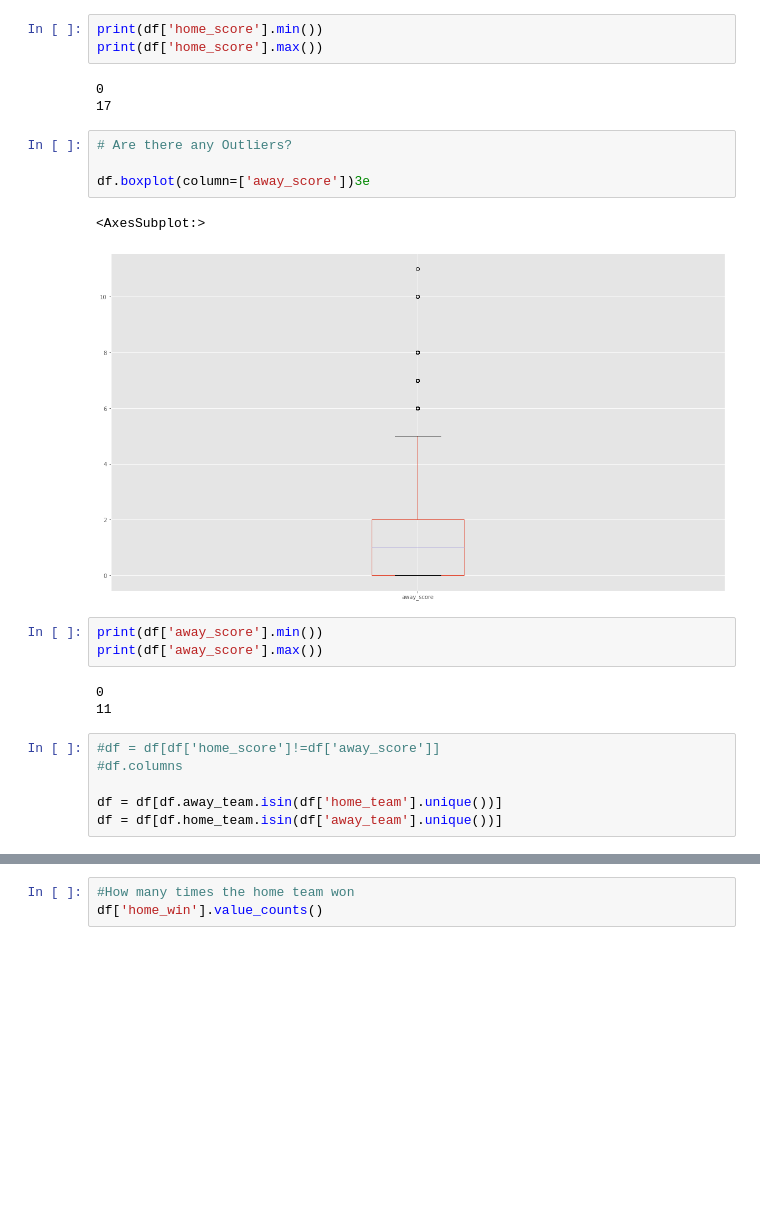
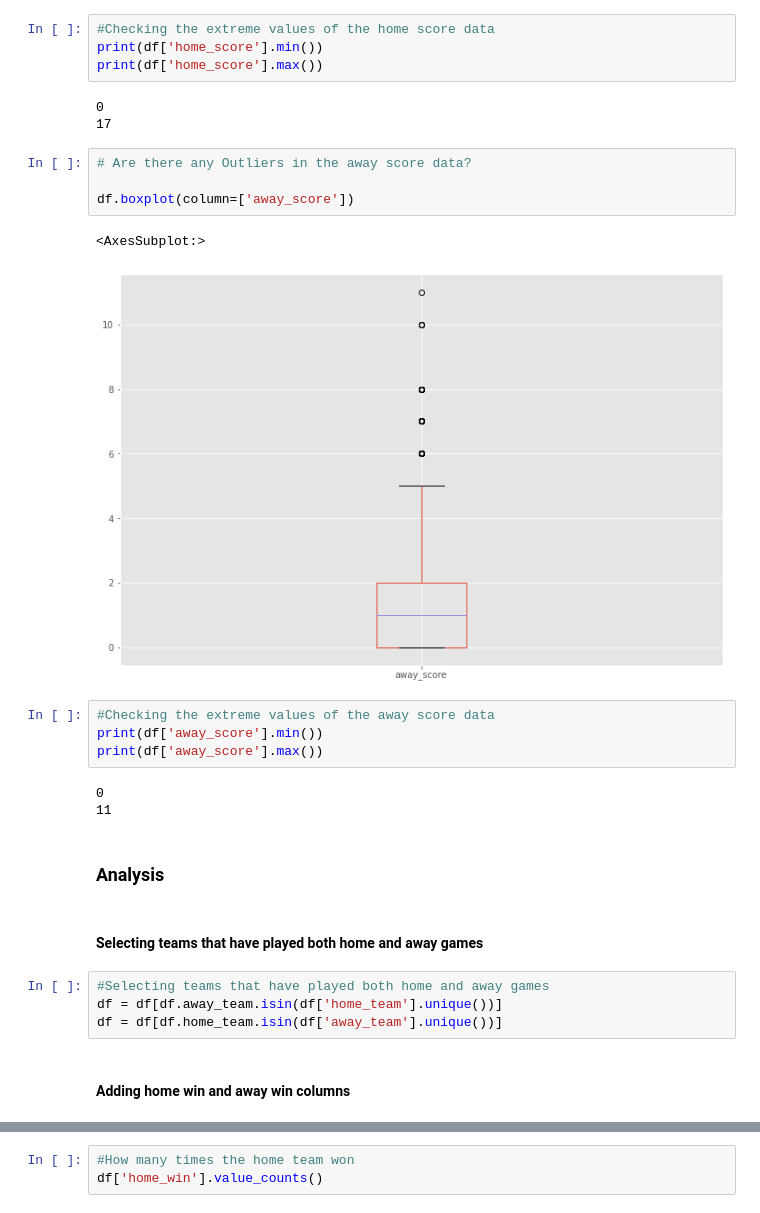
Before and after one commit to yadhumvyk/DataAnalytics, a Jupyter notebook: Football Home Advantage/FootballHomeAdvantage.ipynb, the cells around one changed output, grey strips where cells are left out. Saved outputs shown, nothing was run; the diff lists cells and outputs as text; blank space fills up the shorter version.

```diff
--- a/Football Home Advantage/FootballHomeAdvantage.ipynb
+++ b/Football Home Advantage/FootballHomeAdvantage.ipynb
@@ -61,26 +85,32 @@ df.boxplot(column=['home_score'])
 # %%
+#Checking the extreme values of the home score data
 print(df['home_score'].min())
 print(df['home_score'].max())
 # %% [output]
 0
 17
 # %%
-# Are there any Outliers?
+# Are there any Outliers in the away score data?
 
-df.boxplot(column=['away_score'])3e
+df.boxplot(column=['away_score'])
 # %% [output]
 <AxesSubplot:>
-[figure, old version]
+[figure, new version]
 # %%
+#Checking the extreme values of the away score data
 print(df['away_score'].min())
 print(df['away_score'].max())
 # %% [output]
 0
 11
+# %% [markdown]
+### Analysis
+# %% [markdown]
+#### Selecting teams that have played both home and away games
 # %%
-#df = df[df['home_score']!=df['away_score']]
-#df.columns
-
+#Selecting teams that have played both home and away games
 df = df[df.away_team.isin(df['home_team'].unique())]
 df = df[df.home_team.isin(df['away_team'].unique())]
+# %% [markdown]
+#### Adding home win and away win columns
 # %%
```
Also changed, not shown: parts of 37 cells of this notebook.
